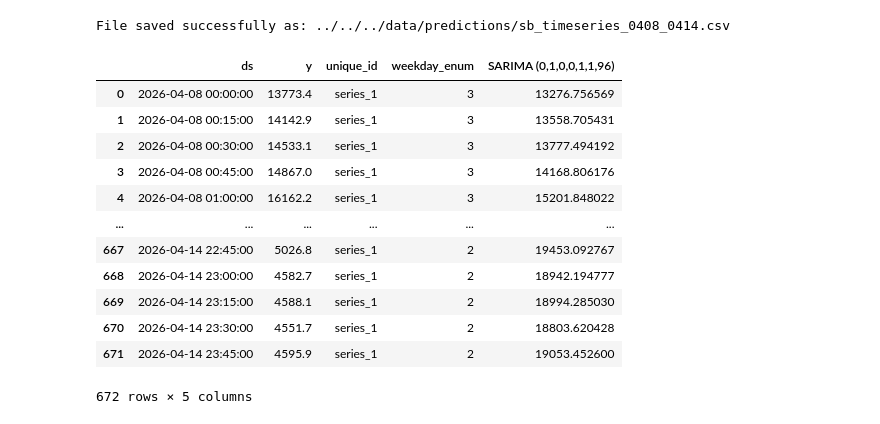
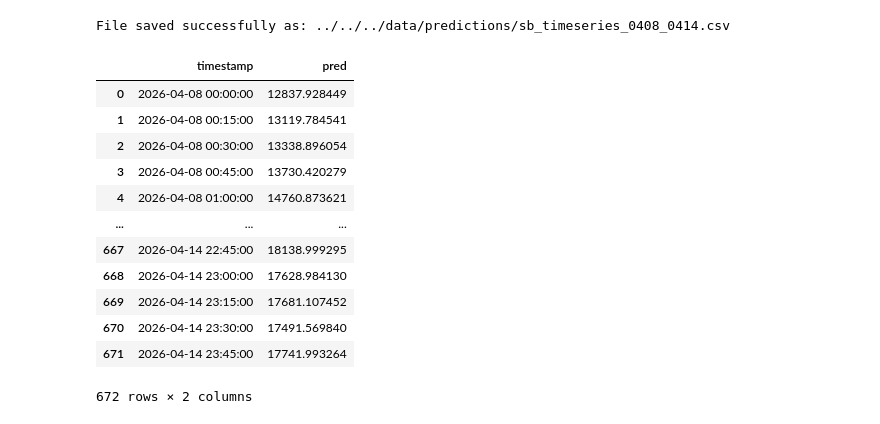
Before and after one commit to dhruvilsangani/EarthSync, a Jupyter notebook: notebooks/05_submission/ts-forecast/Result-SB.ipynb, the cells around one changed output. Drawn from its saved outputs; the diff is of its cells as text; code cells hidden in the pictures.

```diff
--- a/notebooks/05_submission/ts-forecast/Result-SB.ipynb
+++ b/notebooks/05_submission/ts-forecast/Result-SB.ipynb
@@ -57,4 +58,7 @@ data = data.rename(columns={
 filtered_data = data[[ "ds", "y" ]].copy()
 filtered_data['unique_id'] = 'series_1'
 filtered_data["ds"] = pd.to_datetime(filtered_data["ds"])
+
+test = filtered_data.groupby("unique_id").tail(horizon)
+train = filtered_data.drop(test.index).reset_index(drop=True)
 # %% [markdown]
@@ -67,7 +71,7 @@ models = [
 
 sf = StatsForecast(models=models, freq="15min")
 sf.fit(df=train)
-preds = sf.predict(h=horizon, X_df=futr_exog_df)
+preds = sf.predict(h=horizon)
 
 model_col = "SARIMA (0,1,0,0,1,1,96)"
 
@@ -96,28 +100,30 @@ plot_series(
 start_mmdd = preds['ds'].min().strftime('%m%d')
 end_mmdd = preds['ds'].max().strftime('%m%d')
 
+to_save = test_w_preds.rename(columns={"SARIMA (0,1,0,0,1,1,96)": "pred", "ds": "timestamp"}).drop(columns=["unique_id", "y"])
+
 # 3. Construct the filename
-filename = f"../../../data/predictions/sb_timeseries_{start_mmdd}_{end_mmdd}.csv"
+filename = f"../../../data/predictions/{LAG_SUFFIX}_timeseries_{start_mmdd}_{end_mmdd}.csv"
 
 # 4. Save to CSV
-test_w_preds.drop(columns=["unique_id", "weekday_enum"]).to_csv(filename, index=False)
+to_save.to_csv(filename)
 
 print(f"File saved successfully as: {filename}")
 # %% [output]
 File saved successfully as: ../../../data/predictions/sb_timeseries_0408_0414.csv
 # %%
-test_w_preds
+to_save
 # %% [output]
-|  | ds | y | unique_id | weekday_enum | SARIMA (0,1,0,0,1,1,96) |
-| 0 | 2026-04-08 00:00:00 | 13773.4 | series_1 | 3 | 13276.756569 |
-| 1 | 2026-04-08 00:15:00 | 14142.9 | series_1 | 3 | 13558.705431 |
-| 2 | 2026-04-08 00:30:00 | 14533.1 | series_1 | 3 | 13777.494192 |
-| 3 | 2026-04-08 00:45:00 | 14867.0 | series_1 | 3 | 14168.806176 |
-| 4 | 2026-04-08 01:00:00 | 16162.2 | series_1 | 3 | 15201.848022 |
-| ... | ... | ... | ... | ... | ... |
-| 667 | 2026-04-14 22:45:00 | 5026.8 | series_1 | 2 | 19453.092767 |
-| 668 | 2026-04-14 23:00:00 | 4582.7 | series_1 | 2 | 18942.194777 |
-| 669 | 2026-04-14 23:15:00 | 4588.1 | series_1 | 2 | 18994.285030 |
-| 670 | 2026-04-14 23:30:00 | 4551.7 | series_1 | 2 | 18803.620428 |
-| 671 | 2026-04-14 23:45:00 | 4595.9 | series_1 | 2 | 19053.452600 |
+|  | timestamp | pred |
+| 0 | 2026-04-08 00:00:00 | 12837.928449 |
+| 1 | 2026-04-08 00:15:00 | 13119.784541 |
+| 2 | 2026-04-08 00:30:00 | 13338.896054 |
+| 3 | 2026-04-08 00:45:00 | 13730.420279 |
+| 4 | 2026-04-08 01:00:00 | 14760.873621 |
+| ... | ... | ... |
+| 667 | 2026-04-14 22:45:00 | 18138.999295 |
+| 668 | 2026-04-14 23:00:00 | 17628.984130 |
+| 669 | 2026-04-14 23:15:00 | 17681.107452 |
+| 670 | 2026-04-14 23:30:00 | 17491.569840 |
+| 671 | 2026-04-14 23:45:00 | 17741.993264 |
-672 rows × 5 columns
+672 rows × 2 columns
```
Also changed, not shown: parts of 4 cells of this notebook, 14 other files.
